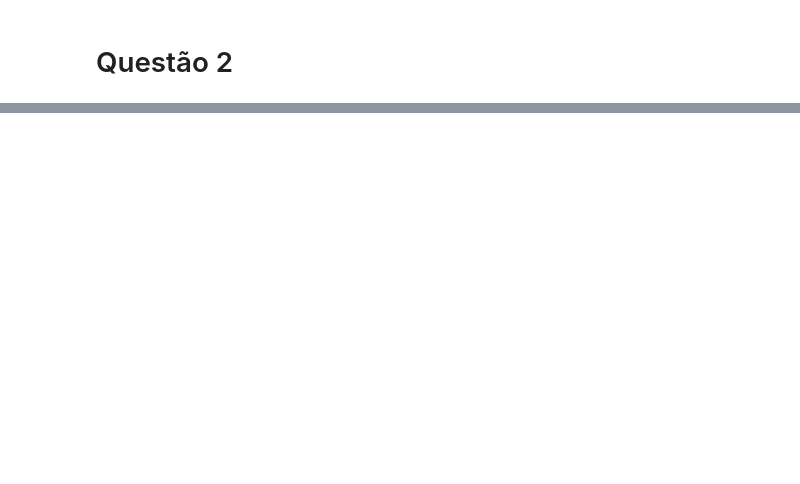
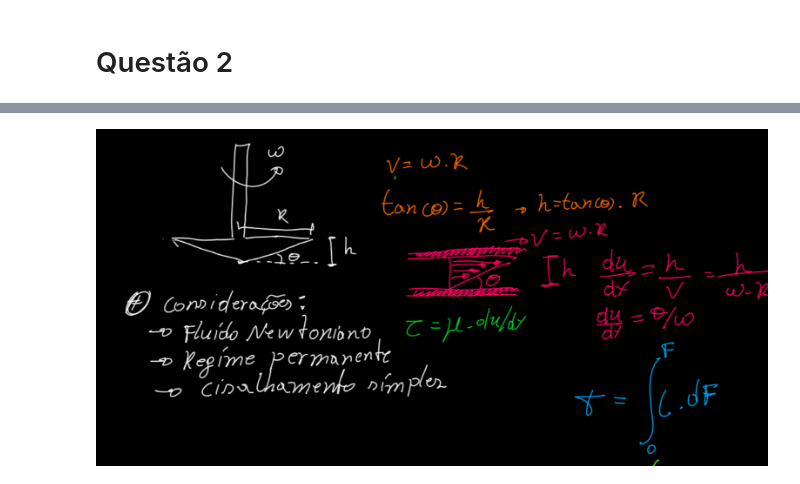
Before and after one commit to ahpqmiranda/ufpa_materiais, a Jupyter notebook: Mecânica dos Fluidos/solucionário prova 1/avaliação p01 solucionário.ipynb, the cells around one changed output, grey strips where cells are left out. Cells and saved outputs as stored; diff of their text form; code cells hidden in the pictures; blank space fills up the shorter version.

```diff
--- a/Mecânica dos Fluidos/solucionário prova 1/avaliação p01 solucionário.ipynb
+++ b/Mecânica dos Fluidos/solucionário prova 1/avaliação p01 solucionário.ipynb
@@ -65,0 +78,4 @@ plt.show()
+# %%
+Image(filename="modelagem quest2.png")
+# %% [output]
+[figure, added]
```
Also changed, not shown: parts of 22 cells of this notebook, 2 other files.
